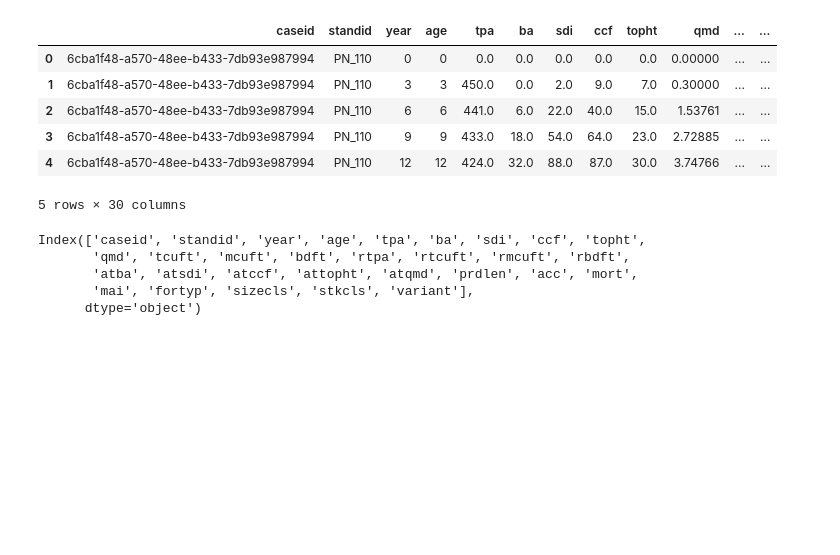
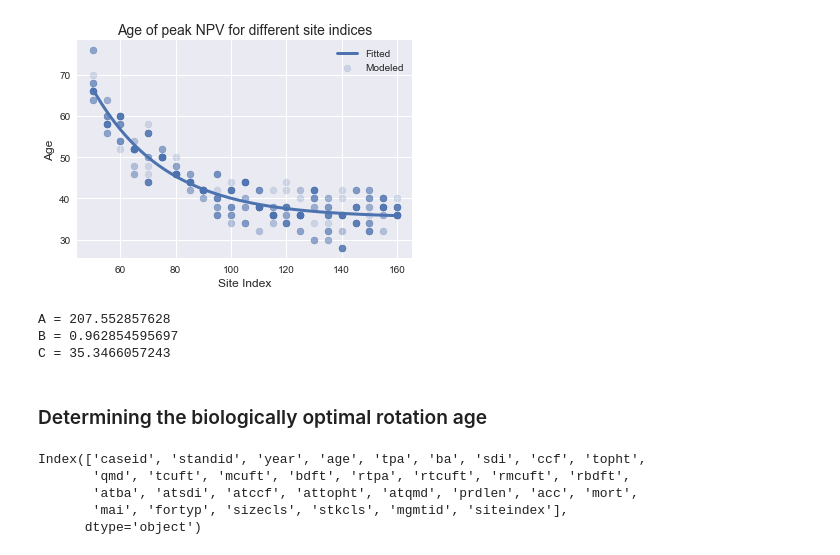
Before and after one commit to Ecotrust/FSC_Case_Studies, a Jupyter notebook: FSC Case Study Determining Rotation Length.ipynb, the cells around one changed output. Saved outputs shown, nothing was run; the diff lists cells and outputs as text; code cells hidden in the pictures; blank space fills up the shorter version.

```diff
--- a/FSC Case Study Determining Rotation Length.ipynb
+++ b/FSC Case Study Determining Rotation Length.ipynb
@@ -22,3 +29,31 @@ Loading BokehJS ...
+# %%
+def exponential(x, A, B, C):
+    return A*(B**x) + C
+# %%
+maxes = short[['year', 'siteindex']].iloc[short.groupby(['caseid', 'siteindex'])['pnv'].idxmax()]
+stats = maxes.groupby('siteindex').agg(['median', 'mean', 'std'])
+plt.scatter(x=maxes.siteindex, y=maxes.year, alpha=0.2, label='Modeled')
+
+# fit an exponential curve to observed NPV max years
+popt, pcov = curve_fit(exponential, maxes.siteindex, maxes.year)
+xs = np.linspace(50, 160, 100)
+plt.plot(xs, exponential(xs, popt[0], popt[1], popt[2]), lw=3, label='Fitted')
+
+plt.title('Age of peak NPV for different site indices', fontsize=14)
+plt.xlabel("Site Index", fontsize=12)
+plt.ylabel("Age", fontsize=12)
+plt.legend();
+# %% [output]
+[figure, added]
+# %%
+for var, coef in zip(['A', 'B', 'C'], popt):
+    print(var, '=', coef) # coefficients for Exponential Equation
+# %% [output]
+A = 207.552857628
+B = 0.962854595697
+C = 35.3466057243
+# %% [markdown]
+### Determining the biologically optimal rotation age
 # %%
 conn = psycopg2.connect("dbname='Rotations' user='postgres' host='localhost'") # password in pgpass file
 SQL = '''
@@ -33,19 +66,9 @@ Rotations = pd.read_sql(SQL, conn)
 conn.close()
-# %%
-Rotations.head()
-# %% [output]
-|  | caseid | standid | year | age | tpa | ba | sdi | ccf | topht | qmd | ... | ... |
-| 0 | 6cba1f48-a570-48ee-b433-7db93e987994 | PN_110 | 0 | 0 | 0.0 | 0.0 | 0.0 | 0.0 | 0.0 | 0.00000 | ... | ... |
-| 1 | 6cba1f48-a570-48ee-b433-7db93e987994 | PN_110 | 3 | 3 | 450.0 | 0.0 | 2.0 | 9.0 | 7.0 | 0.30000 | ... | ... |
-| 2 | 6cba1f48-a570-48ee-b433-7db93e987994 | PN_110 | 6 | 6 | 441.0 | 6.0 | 22.0 | 40.0 | 15.0 | 1.53761 | ... | ... |
-| 3 | 6cba1f48-a570-48ee-b433-7db93e987994 | PN_110 | 9 | 9 | 433.0 | 18.0 | 54.0 | 64.0 | 23.0 | 2.72885 | ... | ... |
-| 4 | 6cba1f48-a570-48ee-b433-7db93e987994 | PN_110 | 12 | 12 | 424.0 | 32.0 | 88.0 | 87.0 | 30.0 | 3.74766 | ... | ... |
-5 rows × 30 columns
 # %%
-Rotations.columns
+long.columns
 # %% [output]
 Index(['caseid', 'standid', 'year', 'age', 'tpa', 'ba', 'sdi', 'ccf', 'topht',
        'qmd', 'tcuft', 'mcuft', 'bdft', 'rtpa', 'rtcuft', 'rmcuft', 'rbdft',
        'atba', 'atsdi', 'atccf', 'attopht', 'atqmd', 'prdlen', 'acc', 'mort',
-       'mai', 'fortyp', 'sizecls', 'stkcls', 'variant'],
+       'mai', 'fortyp', 'sizecls', 'stkcls', 'mgmtid', 'siteindex'],
       dtype='object')
```
Also changed, not shown: parts of 23 cells of this notebook, 9 other files.
